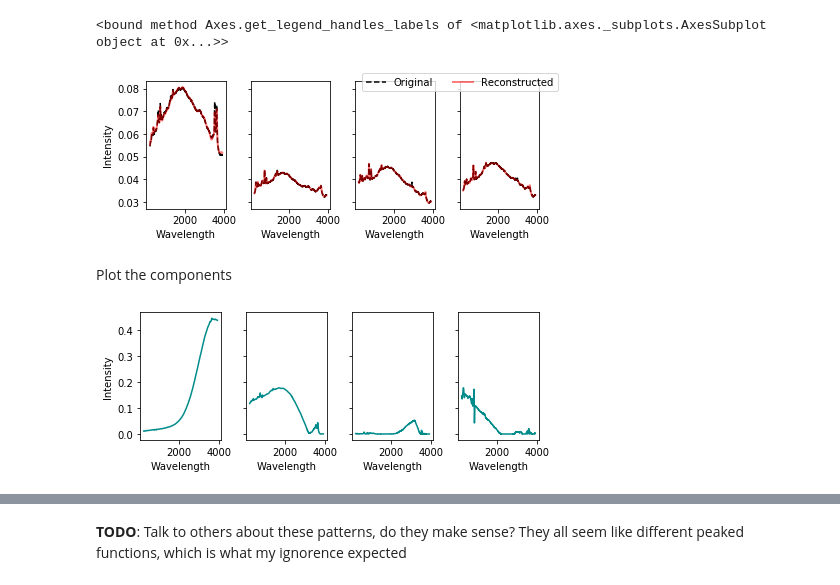
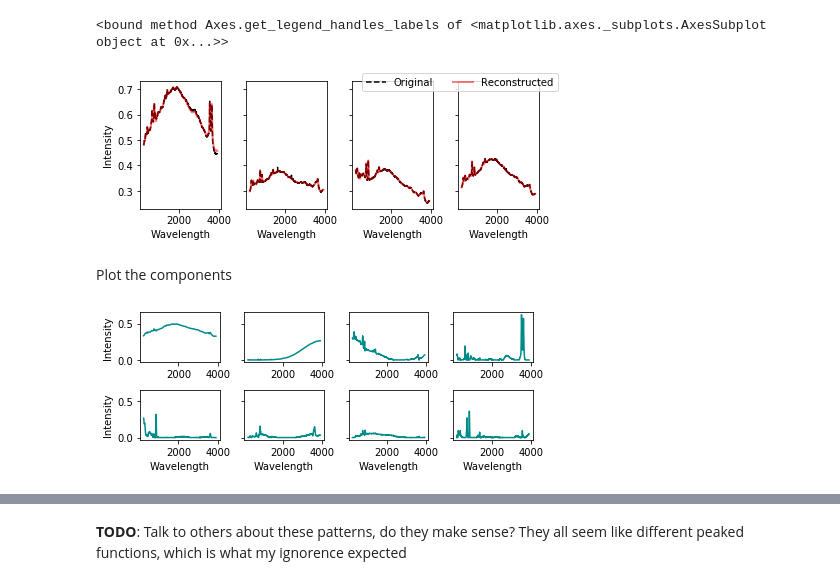
Before and after one commit to globus-labs/multimodal-ldrd, a Jupyter notebook: 2_nmf-raman-only.ipynb, the cells around one changed output, grey strips where cells are left out. Drawn from its saved outputs; the diff is of its cells as text; code cells hidden in the pictures.

```diff
--- a/2_nmf-raman-only.ipynb
+++ b/2_nmf-raman-only.ipynb
@@ -38,4 +16,4 @@ data['raman spectrum'].iloc[0]
 # %%
 raman_spectrum = np.vstack(data['raman spectrum'].apply(lambda x: x['Intensity'].values))
 # %%
-two_theta = data['raman spectrum'].iloc[0]['Wavelength']
+wavelength = data['raman spectrum'].iloc[0]['Wavelength']
@@ -42,3 +22,5 @@ two_theta = data['raman spectrum'].iloc[0]['Wavelength']
+# %%
+raman_spectrum = raman_spectrum[:int(raman_spectrum.shape[0] * 0.9), :]
 # %% [markdown]
 Normalize them by the maximum intensity in the total set
 # %%
@@ -104,6 +86,6 @@ That seems to be about $10^{-4}$
 ### Visualize the Performance
 See how good a few patterns look post-reconstruction, if the components make sense, etc
 # %%
-nmf = NMF(n_components=n_components, alpha=1e-4, l1_ratio=1).fit(raman_spectrum)
+nmf = NMF(n_components=n_components, alpha=1e-3, l1_ratio=1).fit(raman_spectrum)
 print(f'NMF error: {nmf.reconstruction_err_:.3e}')
 # %% [output]
@@ -126,8 +108,8 @@ fig, axs = plt.subplots(1, 4, sharey=True)
 chosen_ids = np.linspace(0, raman_spectrum.shape[0]-1, 5, dtype=np.int)[:-1]
 
 for pid, ax in zip(chosen_ids, axs):
-    ax.plot(two_theta, raman_spectrum[pid], 'k--', label='Original')
-    ax.plot(two_theta, reconstructed[pid], 'r-', label='Reconstructed', alpha=0.5, lw=2)
+    ax.plot(wavelength, raman_spectrum[pid], 'k--', label='Original')
+    ax.plot(wavelength, reconstructed[pid], 'r-', label='Reconstructed', alpha=0.5, lw=2)
 
 axs[0].set_ylabel('Intensity')
 fig.legend(*axs[0].get_legend_handles_labels(), ncol=2)
@@ -136,23 +118,24 @@ for ax in axs:
 fig.set_size_inches(6.5, 2.5)
 fig.tight_layout()
 # %% [output]
-[figure, old version]
+[figure, new version]
 # %% [markdown]
 Plot the components
 # %%
-fig, axs = plt.subplots(1, 4, sharey=True)
+fig, axs = plt.subplots(2, 4, sharey=True)
 
-for pid, ax in enumerate(axs):
-    ax.plot(two_theta, nmf.components_[pid, :], color='darkcyan')
+for pid, ax in enumerate(axs.flatten()):
+    ax.plot(wavelength, nmf.components_[pid, :], color='darkcyan')
 
-axs[0].set_ylabel('Intensity')
-for ax in axs:
+for ax in axs[:, 0]:
+    ax.set_ylabel('Intensity')
+for ax in axs[-1, :]:
     ax.set_xlabel('Wavelength')
 fig.set_size_inches(6.5, 2.5)
 fig.tight_layout()
 fig.savefig(os.path.join('figures', 'raman-components.png'), dpi=320)
 # %% [output]
-[figure, old version]
+[figure, new version]
 # %%
 fig, ax = plt.subplots()
 
```
Also changed, not shown: parts of 13 cells of this notebook, 11 other files.
